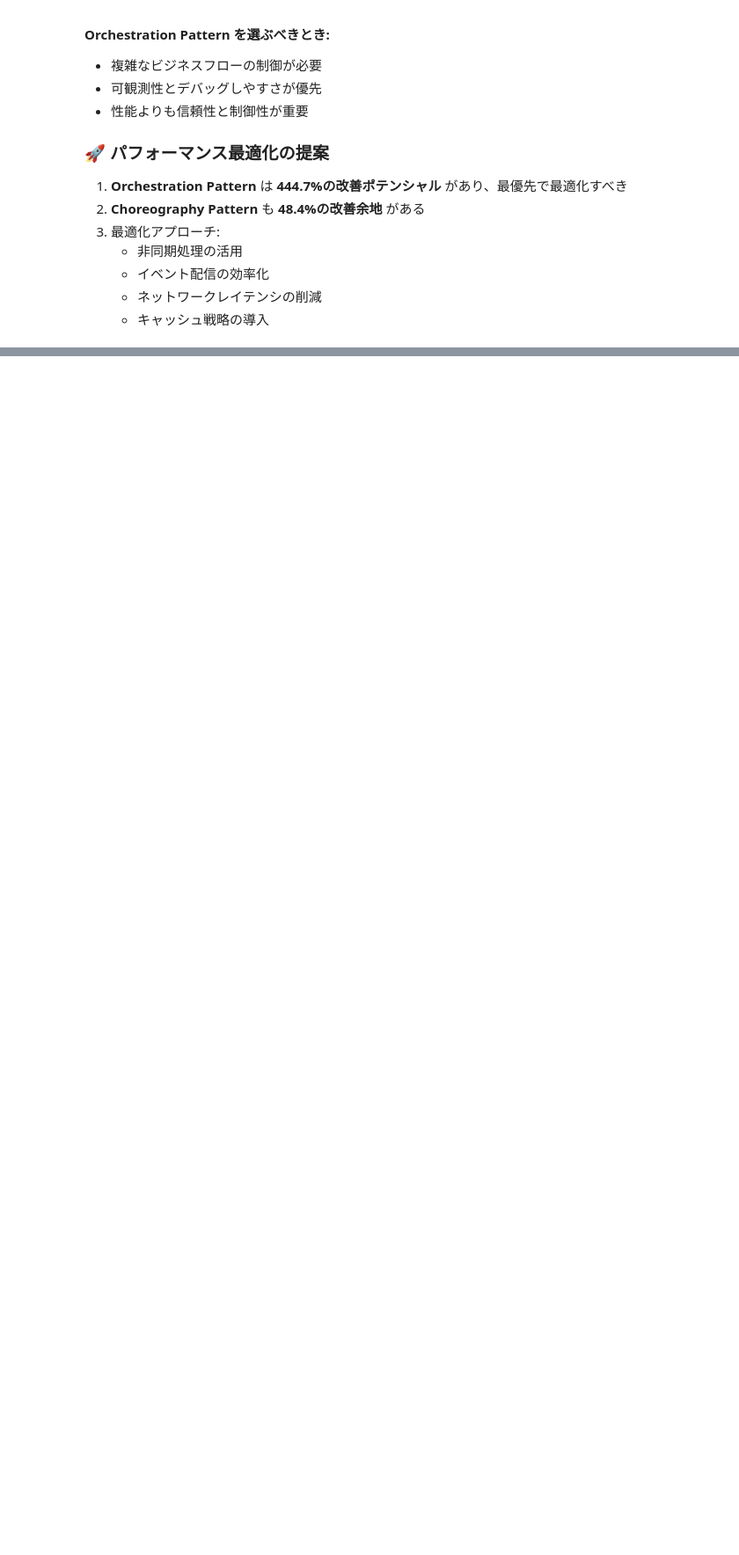
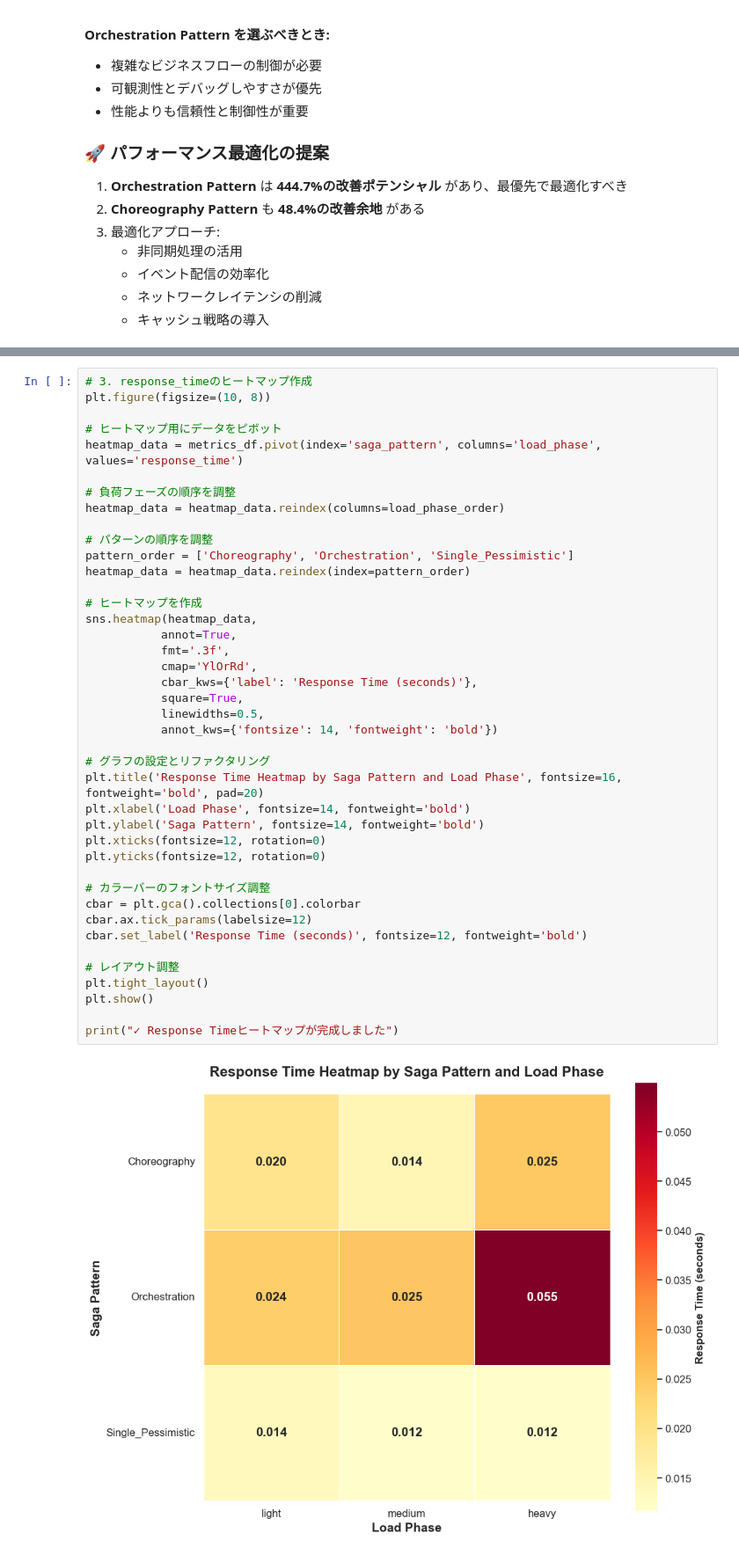
Before and after one commit to sugiyama404/practice_infra_arch, a Jupyter notebook: saga_pattern/test_result.ipynb, the cells around one changed output, grey strips where cells are left out. Shown at 88% size. Drawn from its saved outputs; the diff is of its cells as text; blank space fills up the shorter version.

```diff
--- a/saga_pattern/test_result.ipynb
+++ b/saga_pattern/test_result.ipynb
@@ -1385,0 +1760,43 @@ Single_Pessimistic      HEAVY            NaN         NaN                NaN
+# %%
+# 3. response_timeのヒートマップ作成
+plt.figure(figsize=(10, 8))
+
+# ヒートマップ用にデータをピボット
+heatmap_data = metrics_df.pivot(index='saga_pattern', columns='load_phase', values='response_time')
+
+# 負荷フェーズの順序を調整
+heatmap_data = heatmap_data.reindex(columns=load_phase_order)
+
+# パターンの順序を調整
+pattern_order = ['Choreography', 'Orchestration', 'Single_Pessimistic']
+heatmap_data = heatmap_data.reindex(index=pattern_order)
+
+# ヒートマップを作成
+sns.heatmap(heatmap_data,
+           annot=True,
+           fmt='.3f',
+           cmap='YlOrRd',
+           cbar_kws={'label': 'Response Time (seconds)'},
+           square=True,
+           linewidths=0.5,
+           annot_kws={'fontsize': 14, 'fontweight': 'bold'})
+
+# グラフの設定とリファクタリング
+plt.title('Response Time Heatmap by Saga Pattern and Load Phase', fontsize=16, fontweight='bold', pad=20)
+plt.xlabel('Load Phase', fontsize=14, fontweight='bold')
+plt.ylabel('Saga Pattern', fontsize=14, fontweight='bold')
+plt.xticks(fontsize=12, rotation=0)
+plt.yticks(fontsize=12, rotation=0)
+
+# カラーバーのフォントサイズ調整
+cbar = plt.gca().collections[0].colorbar
+cbar.ax.tick_params(labelsize=12)
+cbar.set_label('Response Time (seconds)', fontsize=12, fontweight='bold')
+
+# レイアウト調整
+plt.tight_layout()
+plt.show()
+
+print("✓ Response Timeヒートマップが完成しました")
+# %% [output]
+[figure, added]
```
Also changed, not shown: parts of 21 cells of this notebook, 1 other file.
